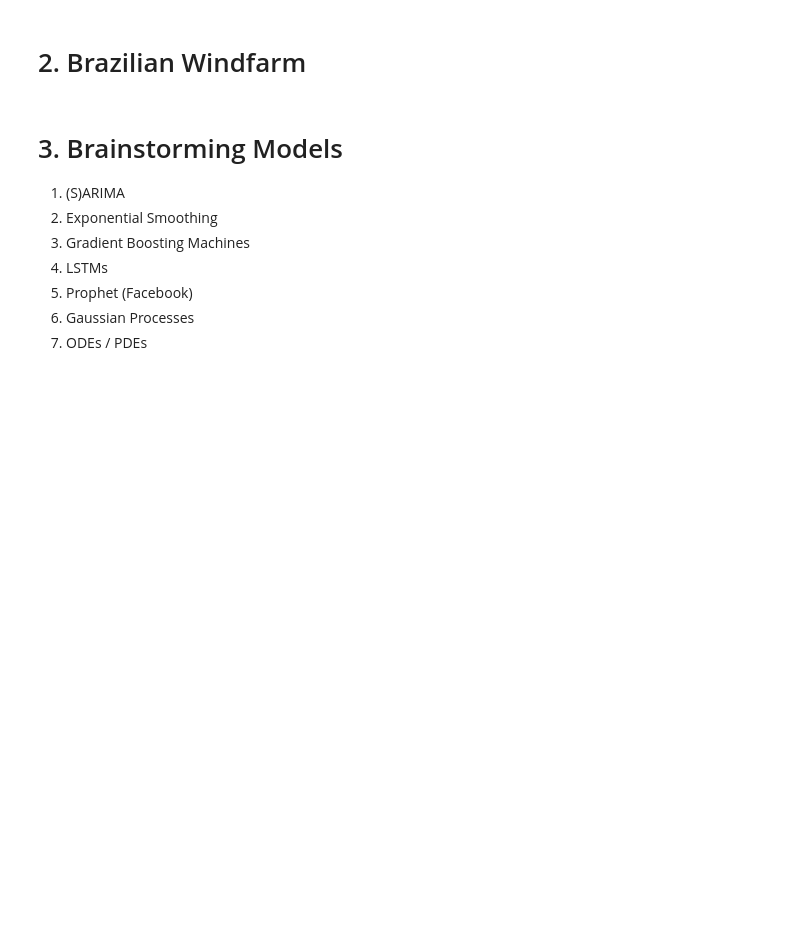
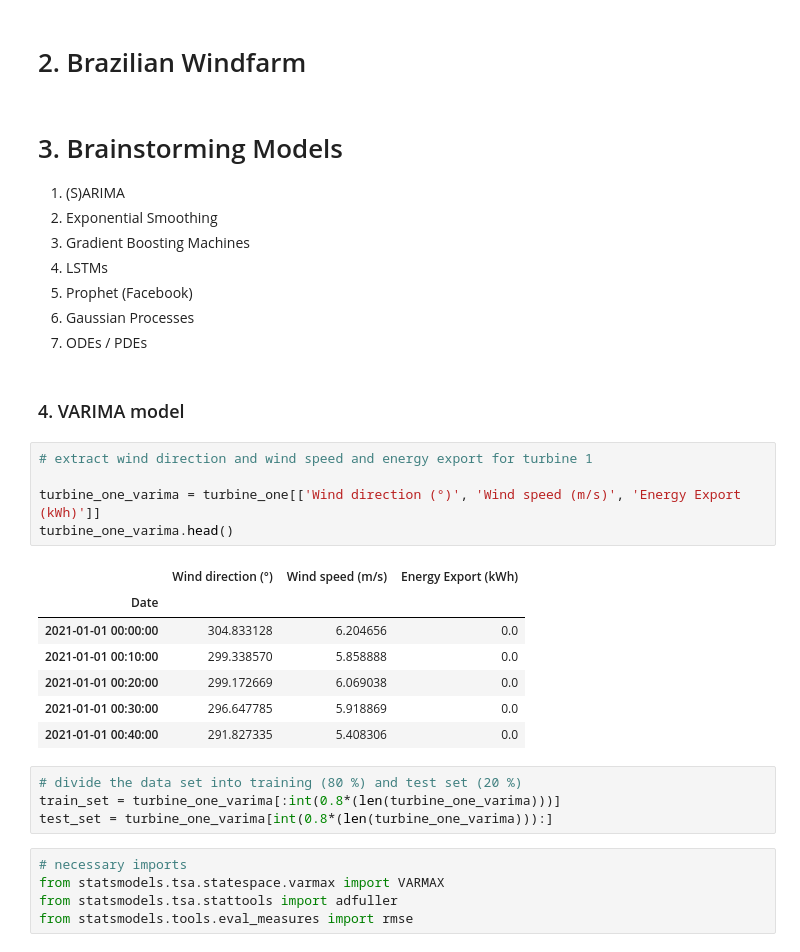
Before and after one commit to H-Kugler/forecasting-wind-power, a Jupyter notebook: notebooks/data_inspection.ipynb, the cells around one changed output. Saved outputs shown, nothing was run; the diff lists cells and outputs as text; blank space fills up the shorter version.

Commit message:
first try in forecasting (VAR model)

```diff
--- a/notebooks/data_inspection.ipynb
+++ b/notebooks/data_inspection.ipynb
@@ -139,3 +139,27 @@ Next we create boxplots for the respective variables to gain further insights.
 5. Prophet (Facebook)
 6. Gaussian Processes
 7. ODEs / PDEs
+# %% [markdown]
+### 4. VARIMA model
+# %%
+# extract wind direction and wind speed and energy export for turbine 1
+
+turbine_one_varima = turbine_one[['Wind direction (°)', 'Wind speed (m/s)', 'Energy Export (kWh)']]
+turbine_one_varima.head()
+# %% [output]
+|  | Wind direction (°) | Wind speed (m/s) | Energy Export (kWh) |
+| Date |  |  |  |
+| 2021-01-01 00:00:00 | 304.833128 | 6.204656 | 0.0 |
+| 2021-01-01 00:10:00 | 299.338570 | 5.858888 | 0.0 |
+| 2021-01-01 00:20:00 | 299.172669 | 6.069038 | 0.0 |
+| 2021-01-01 00:30:00 | 296.647785 | 5.918869 | 0.0 |
+| 2021-01-01 00:40:00 | 291.827335 | 5.408306 | 0.0 |
+# %%
+# divide the data set into training (80 %) and test set (20 %)
+train_set = turbine_one_varima[:int(0.8*(len(turbine_one_varima)))]
+test_set = turbine_one_varima[int(0.8*(len(turbine_one_varima))):]
+# %%
+# necessary imports
+from statsmodels.tsa.statespace.varmax import VARMAX
+from statsmodels.tsa.stattools import adfuller
+from statsmodels.tools.eval_measures import rmse
```
Also changed, not shown: parts of 6 cells of this notebook, 2 other files.
